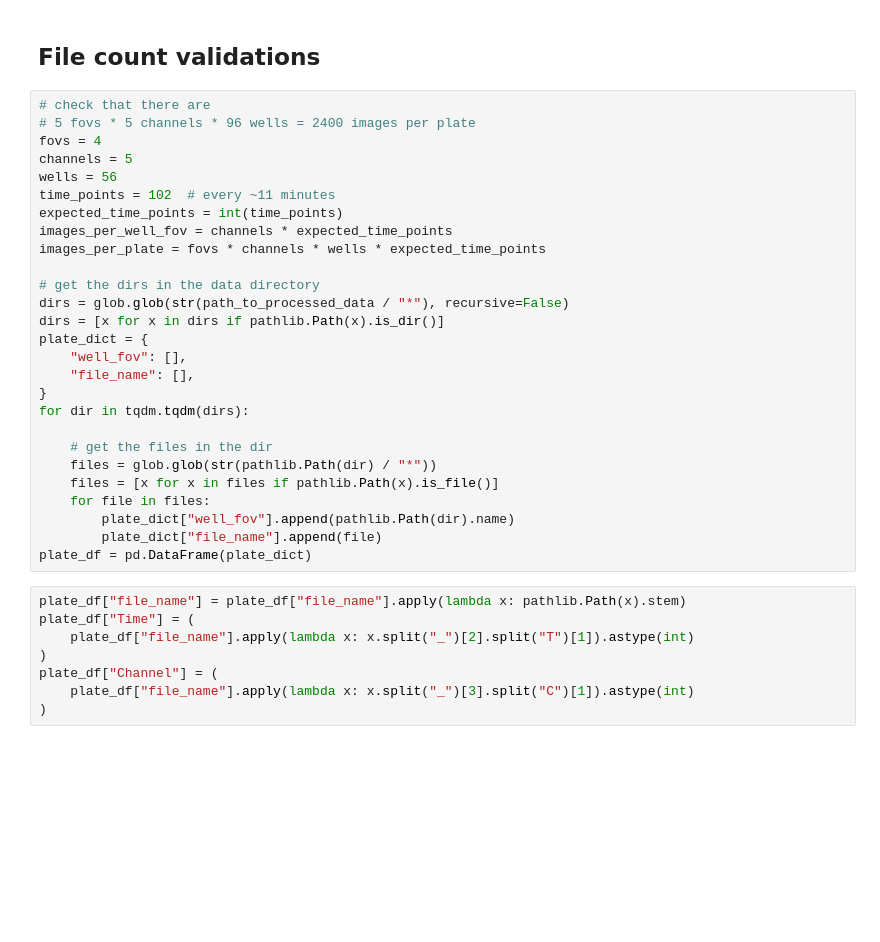
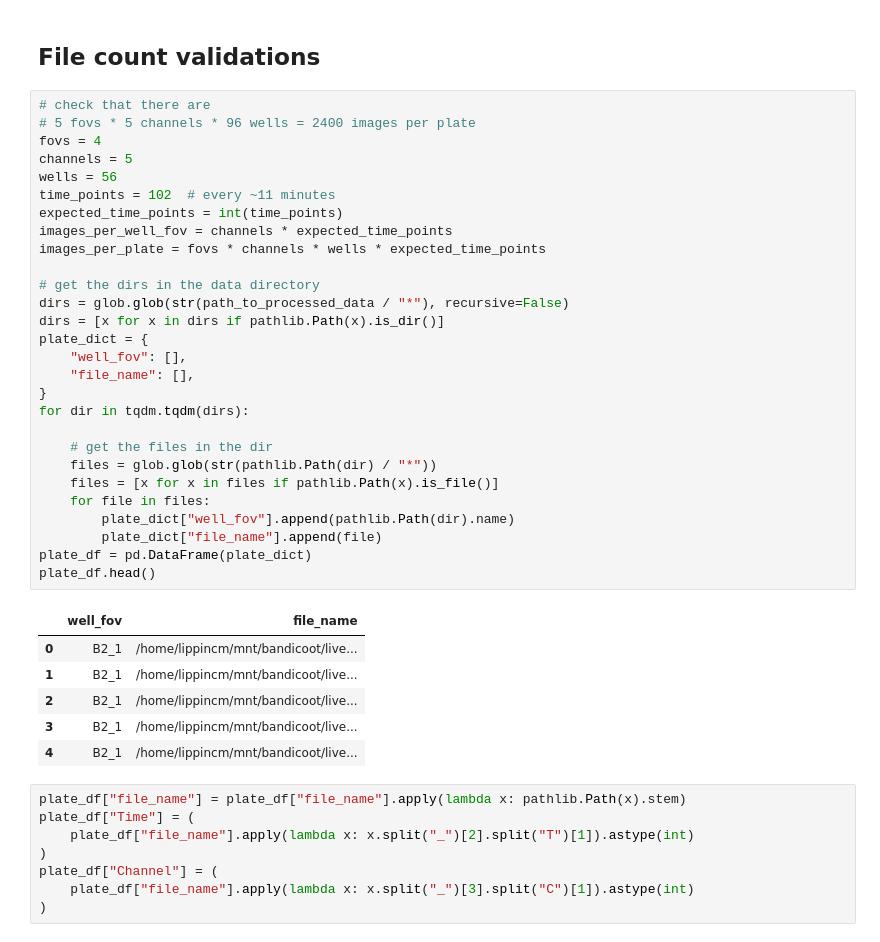
Before and after one commit to MikeLippincott/pyroptosis_live-cell_timelapse, a Jupyter notebook: Wave2_data/1.preprocess_data/notebooks/0.preprocess_raw_data.ipynb, the cells around one changed output. Saved outputs shown, nothing was run; the diff lists cells and outputs as text; blank space fills up the shorter version.

```diff
--- a/Wave2_data/1.preprocess_data/notebooks/0.preprocess_raw_data.ipynb
+++ b/Wave2_data/1.preprocess_data/notebooks/0.preprocess_raw_data.ipynb
@@ -130,30 +160,38 @@ for index, row in tqdm.tqdm(df.iterrows(), total=df.shape[0]):
 # %%
 # check that there are
 # 5 fovs * 5 channels * 96 wells = 2400 images per plate
 fovs = 4
 channels = 5
 wells = 56
 time_points = 102  # every ~11 minutes
 expected_time_points = int(time_points)
 images_per_well_fov = channels * expected_time_points
 images_per_plate = fovs * channels * wells * expected_time_points
 
 # get the dirs in the data directory
 dirs = glob.glob(str(path_to_processed_data / "*"), recursive=False)
 dirs = [x for x in dirs if pathlib.Path(x).is_dir()]
 plate_dict = {
     "well_fov": [],
     "file_name": [],
 }
 for dir in tqdm.tqdm(dirs):
 
     # get the files in the dir
     files = glob.glob(str(pathlib.Path(dir) / "*"))
     files = [x for x in files if pathlib.Path(x).is_file()]
     for file in files:
         plate_dict["well_fov"].append(pathlib.Path(dir).name)
         plate_dict["file_name"].append(file)
 plate_df = pd.DataFrame(plate_dict)
+plate_df.head()
+# %% [output]
+|  | well_fov | file_name |
+| 0 | B2_1 | /home/lippincm/mnt/bandicoot/live... |
+| 1 | B2_1 | /home/lippincm/mnt/bandicoot/live... |
+| 2 | B2_1 | /home/lippincm/mnt/bandicoot/live... |
+| 3 | B2_1 | /home/lippincm/mnt/bandicoot/live... |
+| 4 | B2_1 | /home/lippincm/mnt/bandicoot/live... |
 # %%
 plate_df["file_name"] = plate_df["file_name"].apply(lambda x: pathlib.Path(x).stem)
 plate_df["Time"] = (
```
Also changed, not shown: parts of 8 cells of this notebook, 20 other files.
